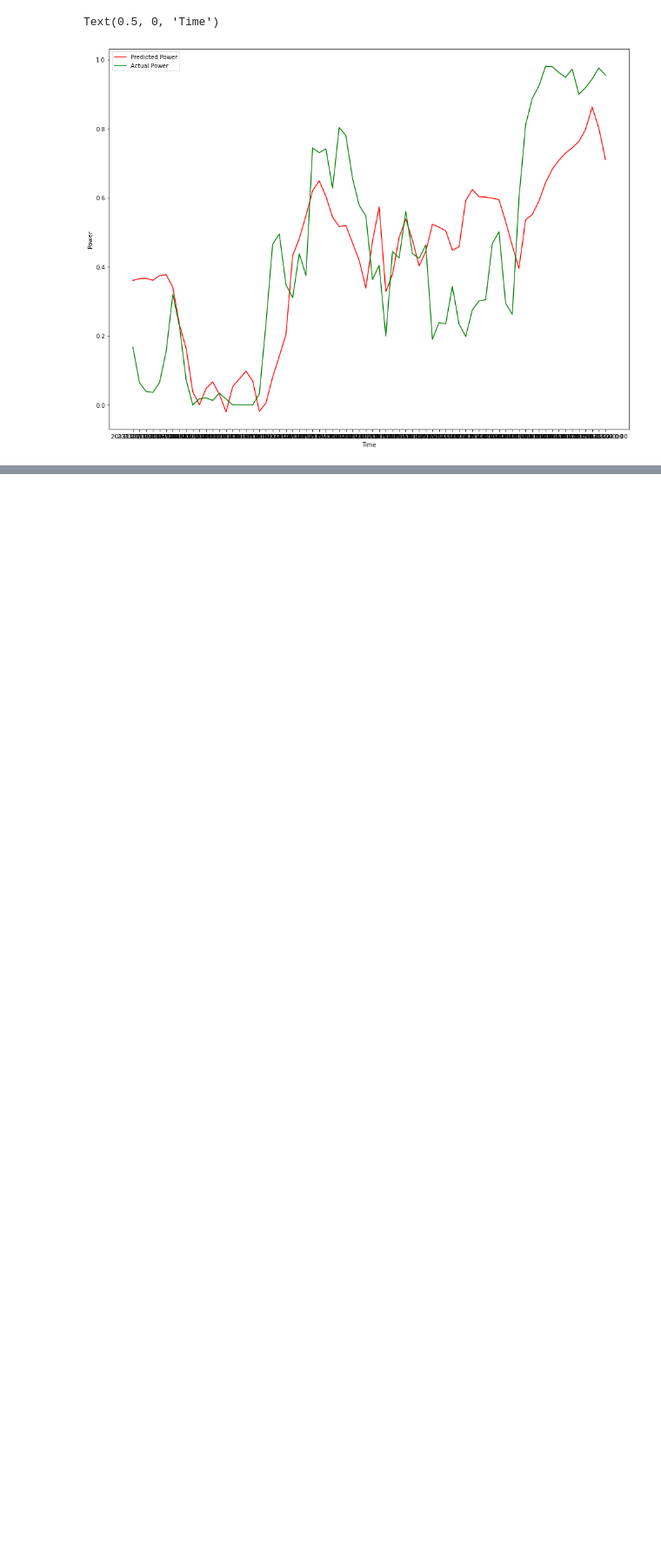
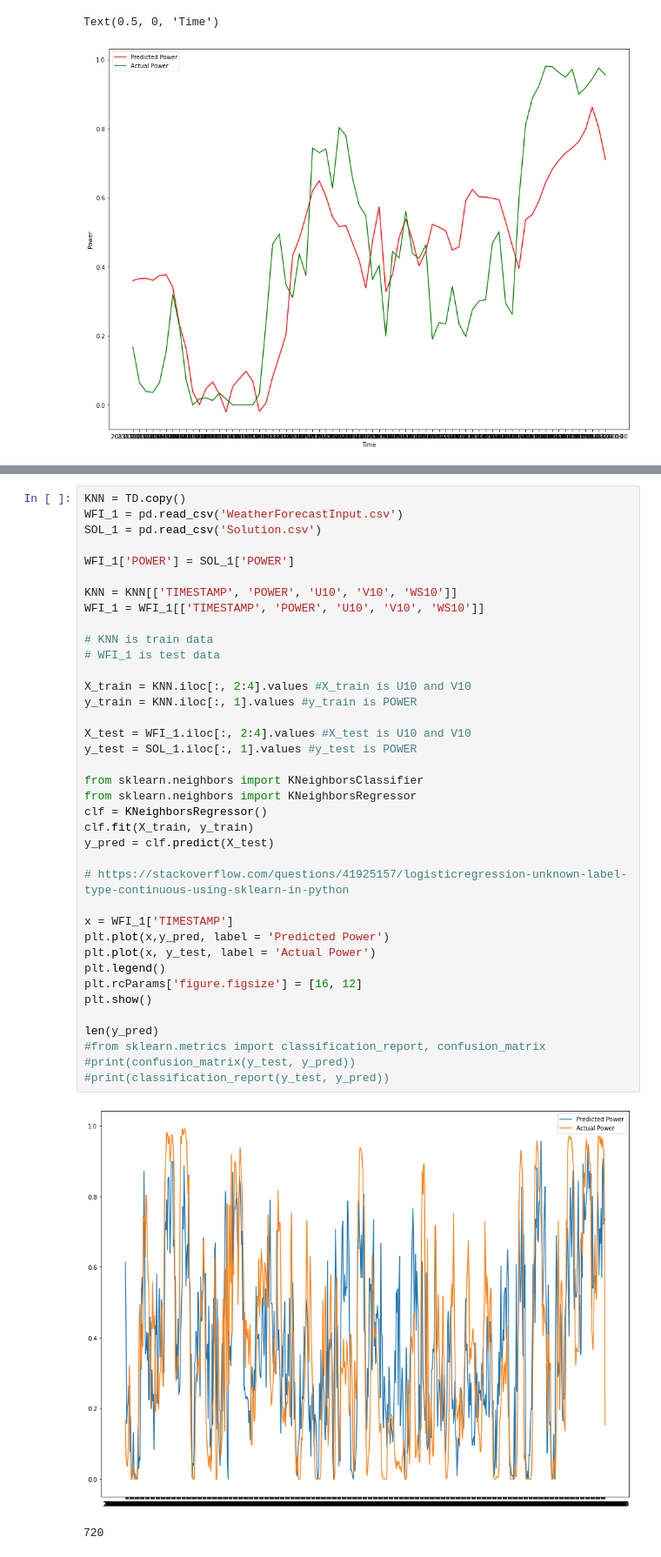
Before and after one commit to andreasdyve/IN5410-assignment2, a Jupyter notebook: Task 1.ipynb, the cells around one changed output, grey strips where cells are left out. Shown: that part at 87% size. Drawn from its saved outputs; the diff is of its cells as text; blank space fills up the shorter version.

```diff
--- a/Task 1.ipynb
+++ b/Task 1.ipynb
@@ -157,0 +162,41 @@ Text(0.5, 0, 'Time')
+# %%
+KNN = TD.copy()
+WFI_1 = pd.read_csv('WeatherForecastInput.csv')
+SOL_1 = pd.read_csv('Solution.csv')
+
+WFI_1['POWER'] = SOL_1['POWER']
+
+KNN = KNN[['TIMESTAMP', 'POWER', 'U10', 'V10', 'WS10']]
+WFI_1 = WFI_1[['TIMESTAMP', 'POWER', 'U10', 'V10', 'WS10']]
+
+# KNN is train data
+# WFI_1 is test data
+
+X_train = KNN.iloc[:, 2:4].values #X_train is U10 and V10
+y_train = KNN.iloc[:, 1].values #y_train is POWER
+
+X_test = WFI_1.iloc[:, 2:4].values #X_test is U10 and V10
+y_test = SOL_1.iloc[:, 1].values #y_test is POWER
+
+from sklearn.neighbors import KNeighborsClassifier
+from sklearn.neighbors import KNeighborsRegressor
+clf = KNeighborsRegressor()
+clf.fit(X_train, y_train)
+y_pred = clf.predict(X_test)
+
+# https://stackoverflow.com/questions/41925157/logisticregression-unknown-label-type-continuous-using-sklearn-in-python
+
+x = WFI_1['TIMESTAMP']
+plt.plot(x,y_pred, label = 'Predicted Power')
+plt.plot(x, y_test, label = 'Actual Power')
+plt.legend()
+plt.rcParams['figure.figsize'] = [16, 12]
+plt.show()
+
+len(y_pred)
+#from sklearn.metrics import classification_report, confusion_matrix
+#print(confusion_matrix(y_test, y_pred))
+#print(classification_report(y_test, y_pred))
+# %% [output]
+[figure, added]
+720
```
Also changed, not shown: parts of 3 cells of this notebook.
